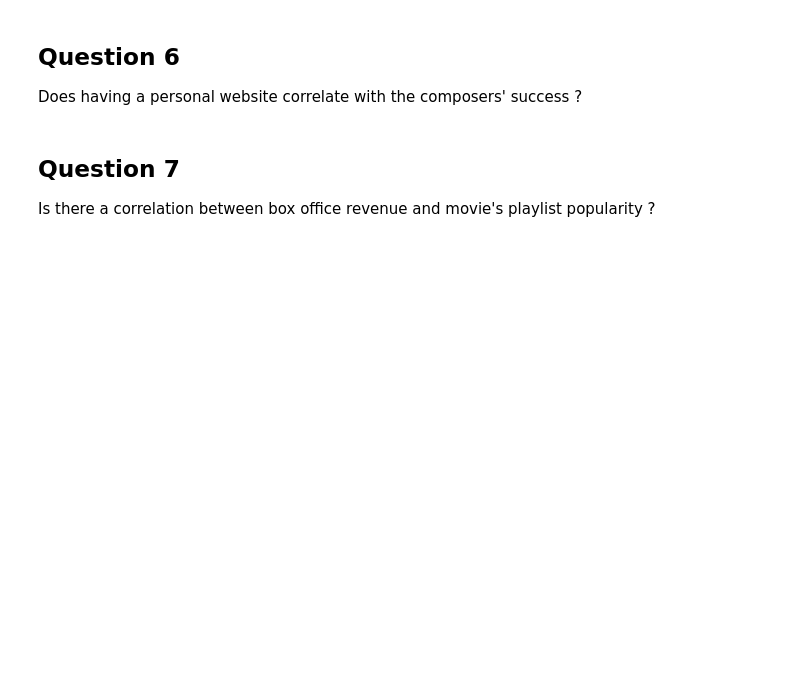
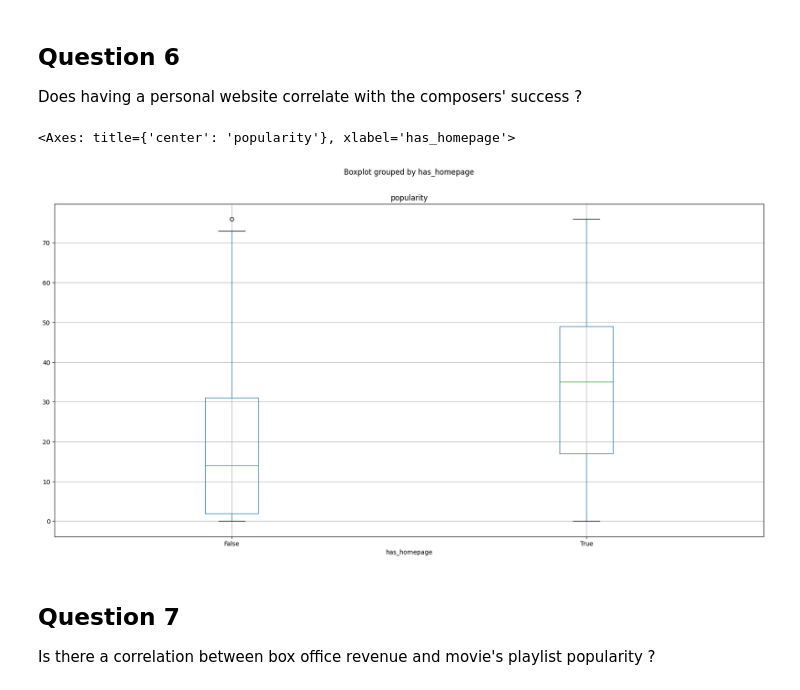
Before and after one commit to epfl-ada/ada-2023-project-learningthesecretsofdata, a Jupyter notebook: milestone_3.ipynb, the cells around one changed output. Cells and saved outputs as stored; diff of their text form; code cells hidden in the pictures; blank space fills up the shorter version.

Commit message:
Question 6 done + small change in the dataset (remove duplicates)

```diff
--- a/milestone_3.ipynb
+++ b/milestone_3.ipynb
@@ -223,6 +223,13 @@ plt.show()
 ## Question 6
 
 Does having a personal website correlate with the composers' success ?
+# %%
+from question_script.question6 import *
+a  = get_composer_success_and_website()
+a.boxplot(column='popularity', by='has_homepage', figsize=(20, 10))
+# %% [output]
+<Axes: title={'center': 'popularity'}, xlabel='has_homepage'>
+[figure, added]
 # %% [markdown]
 ## Question 7
 
```
Also changed, not shown: 5 other files.
